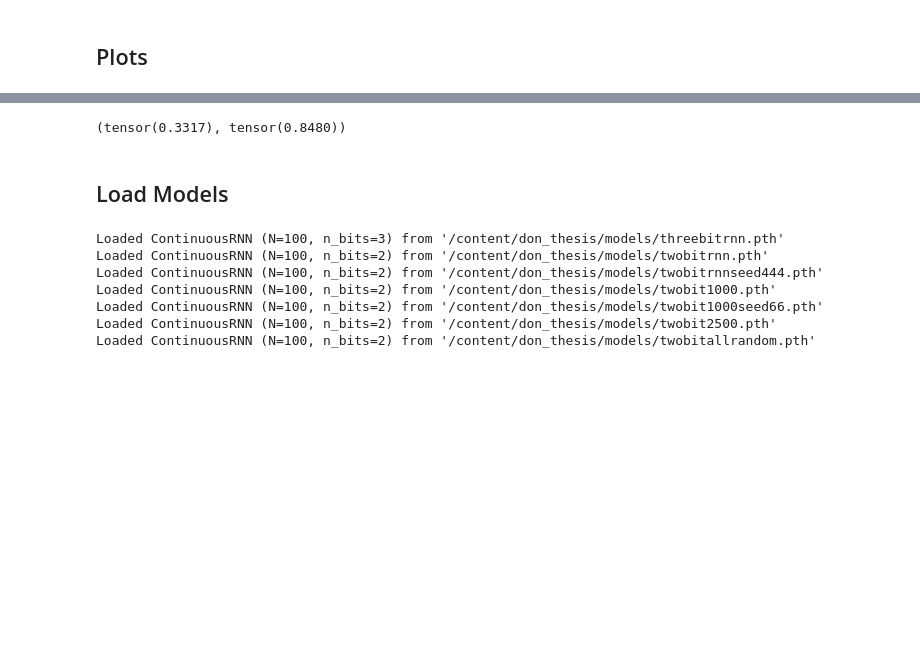
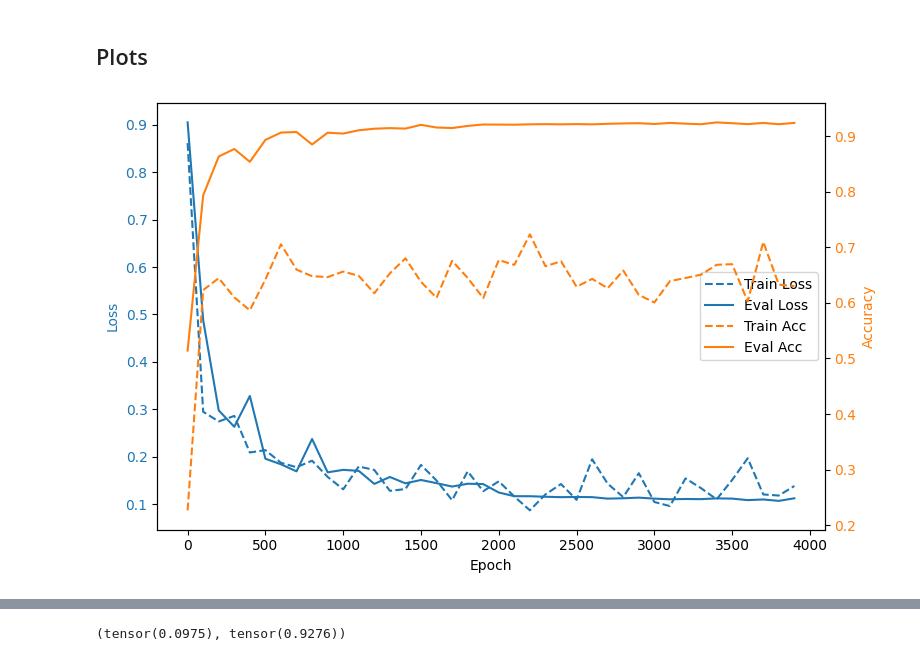
Before and after one commit to walligot/don_thesis, a Jupyter notebook: notebooks/nbit_training.ipynb, the cells around one changed output, grey strips where cells are left out. Saved outputs shown, nothing was run; the diff lists cells and outputs as text; code cells hidden in the pictures; blank space fills up the shorter version.

```diff
--- a/notebooks/nbit_training.ipynb
+++ b/notebooks/nbit_training.ipynb
@@ -104,6 +106,7 @@ Loaded ContinuousRNN (N=100, n_bits=2) from '/content/drive/MyDrive/Thesis/model
 # %% [markdown]
 ## Plots
 # %%
-myrnn = load_rnn(os.path.join(HOME, 'models', 'twobitrnnthesis.pth'))
-eval_rnn_multiple(myrnn)
+#myrnn = load_rnn(os.path.join(HOME, 'models', 'twobitrnnthesis.pth'))
+plot_training_curves(train_losses, train_accs, eval_losses, eval_accs)
 # %% [output]
+[figure, added]
@@ -112,40 +114 @@ Evaluation Loss: 0.33166, Sign Acc: 84.80%
-(tensor(0.3317), tensor(0.8480))
+(tensor(0.0975), tensor(0.9276))
-# %% [markdown]
-## Load Models
-# %%
-import os
-
-home = os.environ['ROOT_PATH']
-
-threebitrnn = load_rnn(os.path.join(home, 'models', 'threebitrnn.pth'))
-twobitrnn = load_rnn(os.path.join(home, 'models', 'twobitrnn.pth'))
-twobitrnnseed444 = load_rnn(os.path.join(home, 'models', 'twobitrnnseed444.pth'))
-twobit1000 = load_rnn(os.path.join(home, 'models', 'twobit1000.pth'))
-twobit1000seed66 = load_rnn(os.path.join(home, 'models', 'twobit1000seed66.pth'))
-twobit2500 = load_rnn(os.path.join(home, 'models', 'twobit2500.pth'))
-
-#twobitallrandom = randomise_rnn(twobitrnn, reinit_input=True, reinit_rec=True, reinit_output=True)
-twobitallrandom = load_rnn(os.path.join(home, 'models', 'twobitallrandom.pth'))
-#twobitrecrandom = randomise_rnn(twobitrnn, reinit_rec=True)
-#threebitallrandom = randomise_rnn(threebitrnn, reinit_input=True, reinit_rec=True, reinit_output=True)
-
-eval_input_2bit = torch.load(os.path.join(home, 'models',"input2bit"))
-eval_input_3bit = torch.load(os.path.join(home, 'models',"input3bit"))
-
-eval_input_2bit_5000 = torch.load(os.path.join(home, 'models',"input2bit5000"))
-eval_input_3bit_5000 = torch.load(os.path.join(home, 'models',"input3bit5000"))
-
-random_tensor = torch.load(os.path.join(home, 'models',"random_tensor.pth"))
-
-noise1 = torch.load(os.path.join(home, 'models',"noise1.pth"))
-noise2 = torch.load(os.path.join(home, 'models',"noise2.pth"))
-
-s4d_traj=  torch.from_numpy(np.load(os.path.join(home, 'models',"latent_trajectories.npy"))).transpose(-1, -2)
-# %% [output]
-Loaded ContinuousRNN (N=100, n_bits=3) from '/content/don_thesis/models/threebitrnn.pth'
-Loaded ContinuousRNN (N=100, n_bits=2) from '/content/don_thesis/models/twobitrnn.pth'
-Loaded ContinuousRNN (N=100, n_bits=2) from '/content/don_thesis/models/twobitrnnseed444.pth'
-Loaded ContinuousRNN (N=100, n_bits=2) from '/content/don_thesis/models/twobit1000.pth'
-Loaded ContinuousRNN (N=100, n_bits=2) from '/content/don_thesis/models/twobit1000seed66.pth'
-Loaded ContinuousRNN (N=100, n_bits=2) from '/content/don_thesis/models/twobit2500.pth'
-Loaded ContinuousRNN (N=100, n_bits=2) from '/content/don_thesis/models/twobitallrandom.pth'
```
Also changed, not shown: parts of 4 cells of this notebook, 1 other file.
